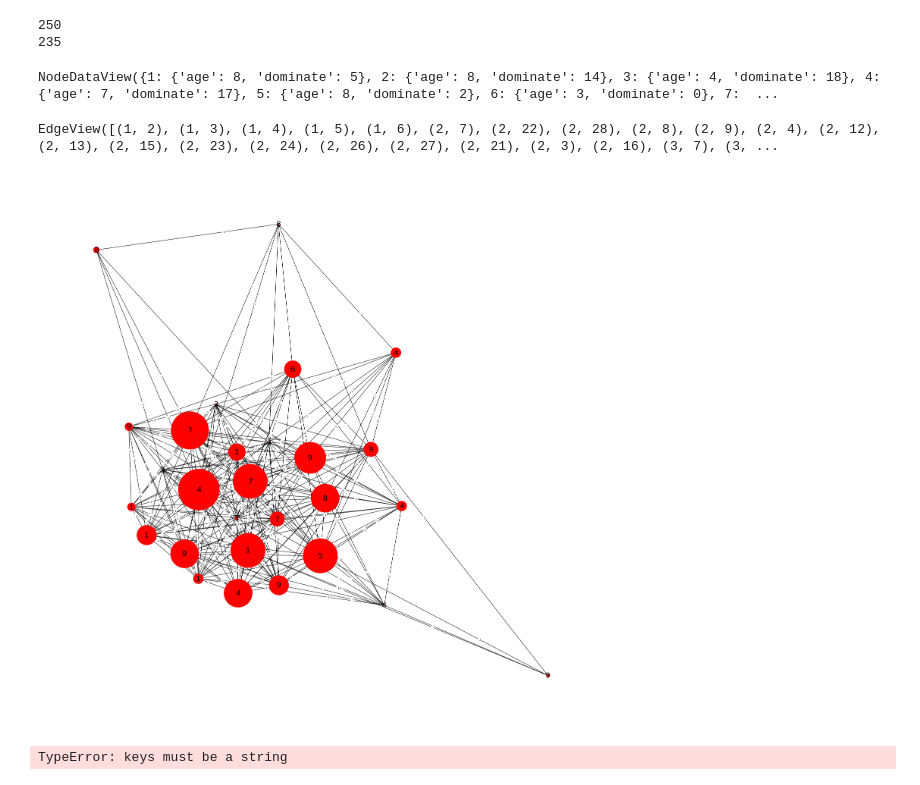
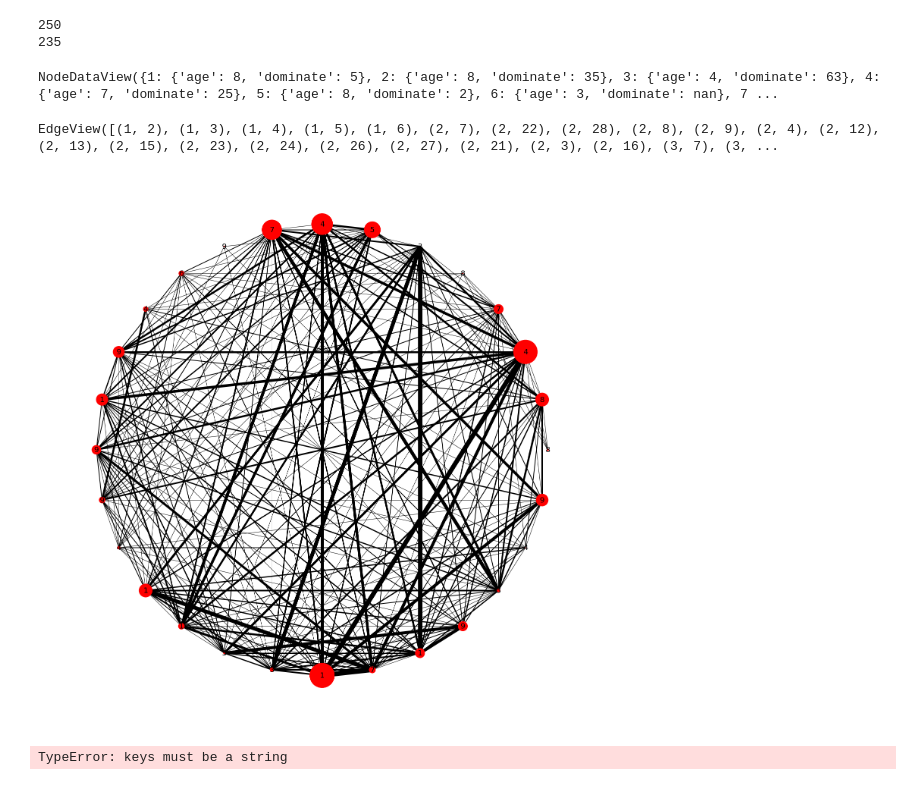
Before and after one commit to mas-dse-visiu/dataviz-group-project, a Jupyter notebook: exercise5/Exercise 5 Visualize a Network Sheep Dominance.ipynb, the cells around one changed output. Cells and saved outputs as stored; diff of their text form; code cells hidden in the pictures.

Commit message:
modified node size to represent dominance

```diff
--- a/exercise5/Exercise 5 Visualize a Network Sheep Dominance.ipynb
+++ b/exercise5/Exercise 5 Visualize a Network Sheep Dominance.ipynb
@@ -18,7 +18,7 @@ for k,v in pd.Series(df_sa.age.values, index=df_sa.id).to_dict().items():
 # %%
 # Add in node dominated attr
 for id in (set(df_se['source'].unique())).union(set(df_se['target'].unique())):
-    G.node[id]['dominate'] = df_se[df_se['source'] == id].shape[0]
+    G.node[id]['dominate'] = df_se[df_se['source'] == id]['weight'].sum()
 # %%
 # Check if edges unique
 print(len([tuple(sorted(tuple(x))) for x in df_se[['source','target']].to_records(index=False)]))
@@ -29,24 +29,25 @@ print(len(set([tuple(sorted(tuple(x))) for x in df_se[['source','target']].to_re
 # %%
 G.nodes().data()
 # %% [output]
-NodeDataView({1: {'age': 8, 'dominate': 5}, 2: {'age': 8, 'dominate': 14}, 3: {'age': 4, 'dominate': 18}, 4: {'age': 7, 'dominate': 17}, 5: {'age': 8, 'dominate': 2}, 6: {'age': 3, 'dominate': 0}, 7:  ...
+NodeDataView({1: {'age': 8, 'dominate': 5}, 2: {'age': 8, 'dominate': 35}, 3: {'age': 4, 'dominate': 63}, 4: {'age': 7, 'dominate': 25}, 5: {'age': 8, 'dominate': 2}, 6: {'age': 3, 'dominate': nan}, 7 ...
 # %%
 G.edges()
 # %% [output]
 EdgeView([(1, 2), (1, 3), (1, 4), (1, 5), (1, 6), (2, 7), (2, 22), (2, 28), (2, 8), (2, 9), (2, 4), (2, 12), (2, 13), (2, 15), (2, 23), (2, 24), (2, 26), (2, 27), (2, 21), (2, 3), (2, 16), (3, 7), (3, ...
 # %%
-ps=nx.spring_layout(G,scale=3)
-#edges,weights = zip(*nx.get_edge_attributes(G,'weight').items())
+#ps=nx.spring_layout(G,scale=3)
+ps=nx.circular_layout(G,scale=3)
+edges,weights = zip(*nx.get_edge_attributes(G,'weight').items())
 plt.figure(figsize=(20,20))
 #nx.draw(G, pos=ps, edgelist=edges, width=weights, nodelist=dict(nx.degree(G, weight='weight')).keys(), node_size=[v * v for v in dict(nx.degree(G, weight='weight')).values()])
-#nx.draw(G, pos=ps, edgelist=edges, width=weights, nodelist=nx.get_node_attributes(G,'dominate').keys(), node_size=[v * v * v * 2 for v in nx.get_node_attributes(G,'dominate').values()])
-nx.draw(G, pos=ps, nodelist=nx.get_node_attributes(G,'dominate').keys(), node_size=[v * v * v * 2 for v in nx.get_node_attributes(G,'dominate').values()])
+nx.draw(G, pos=ps, edgelist=edges, width=weights, nodelist=nx.get_node_attributes(G,'dominate').keys(), node_size=[v * v for v in nx.get_node_attributes(G,'dominate').values()])
+#nx.draw(G, pos=ps, nodelist=nx.get_node_attributes(G,'dominate').keys(), node_size=[v * v for v in nx.get_node_attributes(G,'dominate').values()])
 nx.draw_networkx_labels(G,pos=ps,labels=nx.get_node_attributes(G,'age'), font_size=20,font_family='sans-serif')
-edge_labels=dict([((u,v,),d['weight']) for u,v,d in G.edges(data=True)])
-nx.draw_networkx_edge_labels(G, ps, edge_labels=edge_labels, label_pos=0.3, font_size=7)
+#edge_labels=dict([((u,v,),d['weight']) for u,v,d in G.edges(data=True)])
+#nx.draw_networkx_edge_labels(G, ps, edge_labels=edge_labels, label_pos=0.3, font_size=7)
 plt.show()
 # %% [output]
-[figure, old version]
+[figure, new version]
 # %%
 
 from bokeh.io import show, output_file
```
Also changed, not shown: parts of 2 cells of this notebook.
